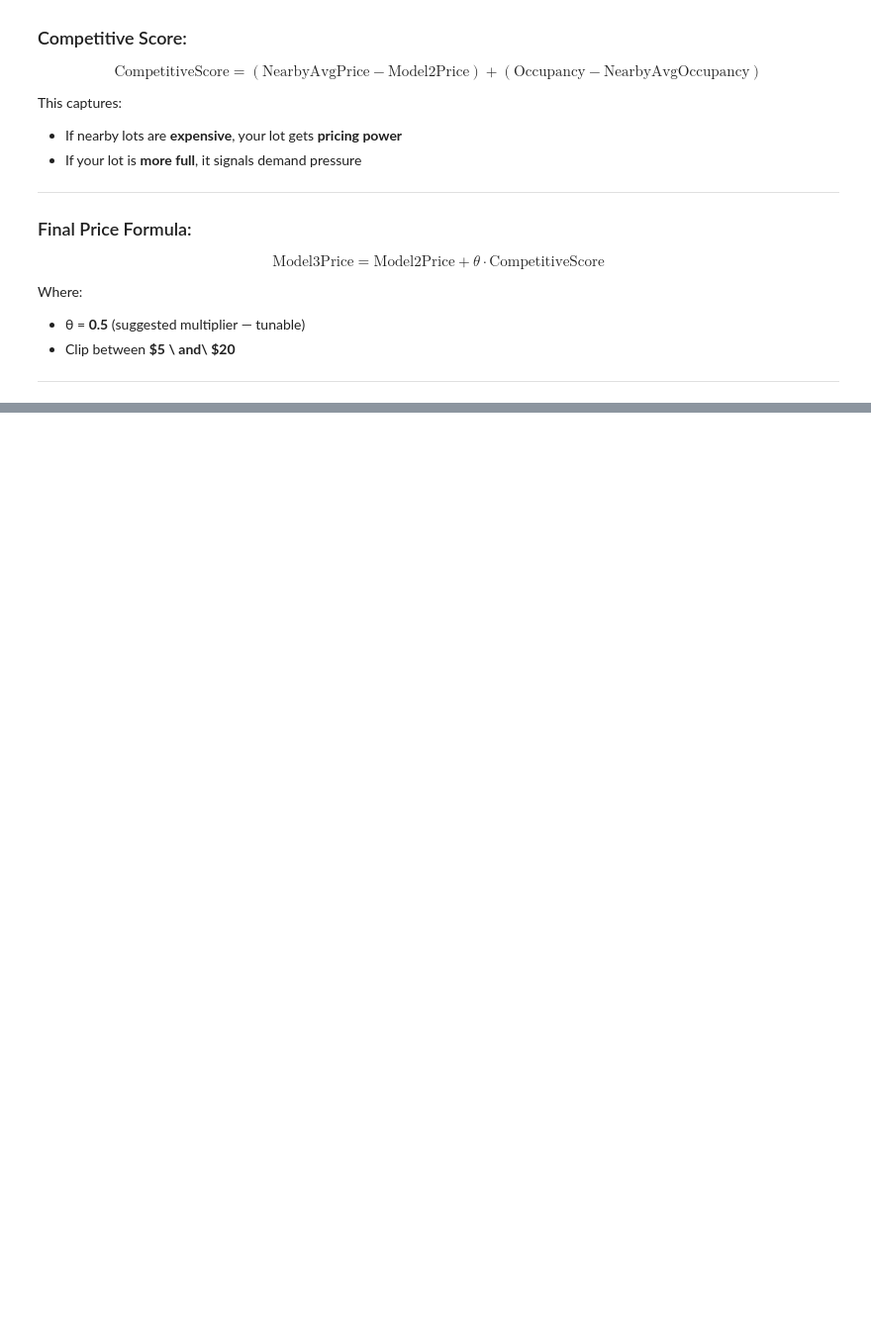
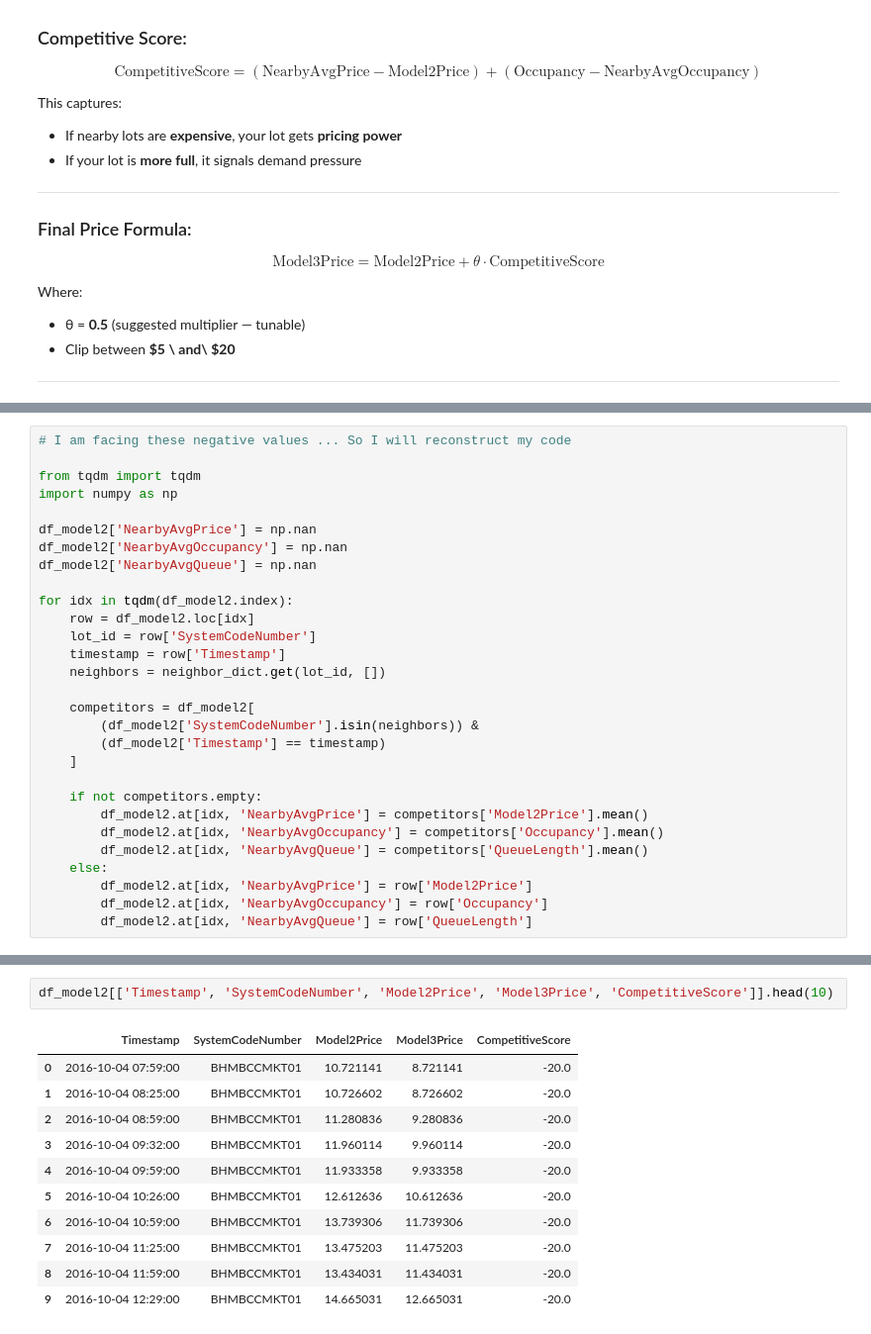
Before and after one commit to MrRogueKnight/Capstone-Project-of-Summer-Analytics-2025, a Jupyter notebook: dynamic-pricing-for-urban-parking-lots.ipynb, the cells around one changed output, grey strips where cells are left out. Shown at 99% size. Cells and saved outputs as stored; diff of their text form; blank space fills up the shorter version.

```diff
--- a/dynamic-pricing-for-urban-parking-lots.ipynb
+++ b/dynamic-pricing-for-urban-parking-lots.ipynb
@@ -951,0 +1016,29 @@ Where:
+# %%
+# I am facing these negative values ... So I will reconstruct my code
+
+from tqdm import tqdm
+import numpy as np
+
+df_model2['NearbyAvgPrice'] = np.nan
+df_model2['NearbyAvgOccupancy'] = np.nan
+df_model2['NearbyAvgQueue'] = np.nan
+
+for idx in tqdm(df_model2.index):
+    row = df_model2.loc[idx]
+    lot_id = row['SystemCodeNumber']
+    timestamp = row['Timestamp']
+    neighbors = neighbor_dict.get(lot_id, [])
+
+    competitors = df_model2[
+        (df_model2['SystemCodeNumber'].isin(neighbors)) &
+        (df_model2['Timestamp'] == timestamp)
+    ]
+
+    if not competitors.empty:
+        df_model2.at[idx, 'NearbyAvgPrice'] = competitors['Model2Price'].mean()
+        df_model2.at[idx, 'NearbyAvgOccupancy'] = competitors['Occupancy'].mean()
+        df_model2.at[idx, 'NearbyAvgQueue'] = competitors['QueueLength'].mean()
+    else:
+        df_model2.at[idx, 'NearbyAvgPrice'] = row['Model2Price']
+        df_model2.at[idx, 'NearbyAvgOccupancy'] = row['Occupancy']
+        df_model2.at[idx, 'NearbyAvgQueue'] = row['QueueLength']
@@ -951,0 +1057,14 @@ Where:
+# %%
+df_model2[['Timestamp', 'SystemCodeNumber', 'Model2Price', 'Model3Price', 'CompetitiveScore']].head(10)
+# %% [output]
+|  | Timestamp | SystemCodeNumber | Model2Price | Model3Price | CompetitiveScore |
+| 0 | 2016-10-04 07:59:00 | BHMBCCMKT01 | 10.721141 | 8.721141 | -20.0 |
+| 1 | 2016-10-04 08:25:00 | BHMBCCMKT01 | 10.726602 | 8.726602 | -20.0 |
+| 2 | 2016-10-04 08:59:00 | BHMBCCMKT01 | 11.280836 | 9.280836 | -20.0 |
+| 3 | 2016-10-04 09:32:00 | BHMBCCMKT01 | 11.960114 | 9.960114 | -20.0 |
+| 4 | 2016-10-04 09:59:00 | BHMBCCMKT01 | 11.933358 | 9.933358 | -20.0 |
+| 5 | 2016-10-04 10:26:00 | BHMBCCMKT01 | 12.612636 | 10.612636 | -20.0 |
+| 6 | 2016-10-04 10:59:00 | BHMBCCMKT01 | 13.739306 | 11.739306 | -20.0 |
+| 7 | 2016-10-04 11:25:00 | BHMBCCMKT01 | 13.475203 | 11.475203 | -20.0 |
+| 8 | 2016-10-04 11:59:00 | BHMBCCMKT01 | 13.434031 | 11.434031 | -20.0 |
+| 9 | 2016-10-04 12:29:00 | BHMBCCMKT01 | 14.665031 | 12.665031 | -20.0 |
```
Also changed, not shown: parts of 14 cells of this notebook.
